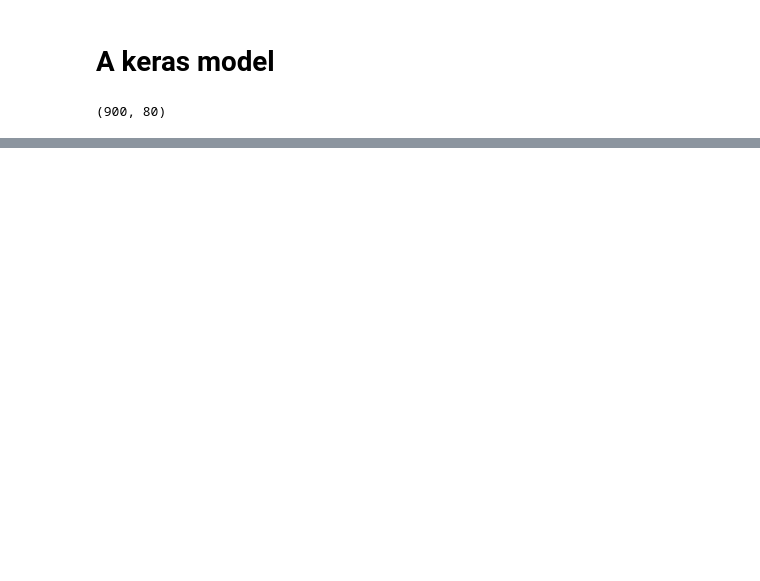
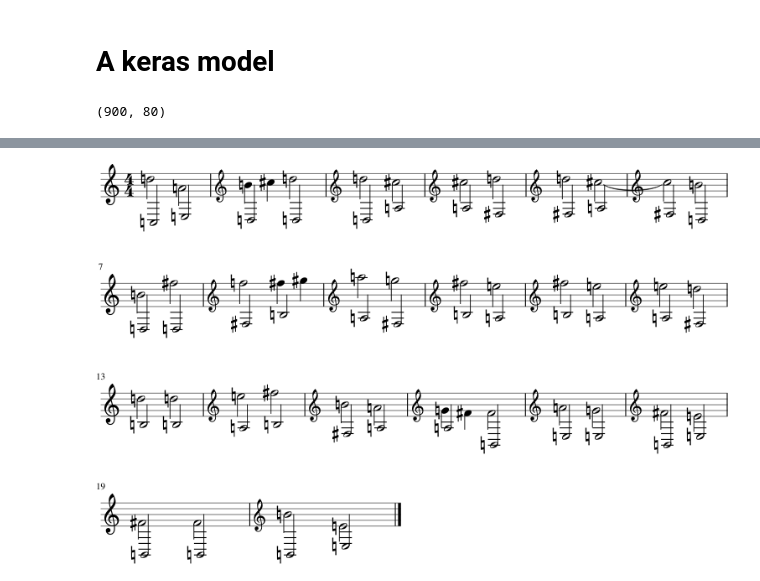
Before and after one commit to ibrahim85/deepharmony, a Jupyter notebook: keras-model-2-holds-with-pitches.ipynb, the cells around one changed output, grey strips where cells are left out. Drawn from its saved outputs; the diff is of its cells as text; code cells hidden in the pictures; blank space fills up the shorter version.

Commit message:
multiple voice training

```diff
--- a/keras-model-2-holds-with-pitches.ipynb
+++ b/keras-model-2-holds-with-pitches.ipynb
@@ -61,5 +86 @@ model.compile(loss='binary_crossentropy', optimizer='RMSprop', metrics=['accurac
 (None, 80, 178)
-# %%
-
-
-model.fit(data, labels, nb_epoch=20, batch_size=32)
@@ -85,6 +87,16 @@ Epoch 20/20
 # %%
-output=model.predict(data[11, np.newaxis])
-print(output.shape)
-song_pitches = np.array([np.argmax(output[0, time, :]) for time in range(output.shape[1])])+LOWEST_PITCH
-print(song_pitches)
+import util
+import imp; imp.reload(util)
+
+melody_num = 0
+
+def get_stream(model):
+    print (model)
+    output=model.predict(data[melody_num, np.newaxis])
+    print(output.shape)
+    song_pitches = np.array([np.argmax(output[0, time, :]) for time in range(output.shape[1])])+LOWEST_PITCH
+    print(song_pitches)
+    return util.pitchToStream(song_pitches)
+
+combined = m21.stream.Stream([m21.stream.Voice(get_stream(model)) for model in [bass_model, tenor_model, alto_model]]+ [m21.stream.Voice(melody_out)])
 # %% [output]
@@ -102,0 +115,8 @@ util.pitchToStream(song_pitches).show()
+# %%
+bass_out = util.pitchToStream(song_pitches)
+melody_out = util.pitchToStream(data[melody_num])
+# %%
+combined = m21.stream.Stream([m21.stream.Voice(bass_out), m21.stream.Voice(melody_out)])
+combined.show()
+# %% [output]
+[figure, added]
```
Also changed, not shown: parts of 10 cells of this notebook.
